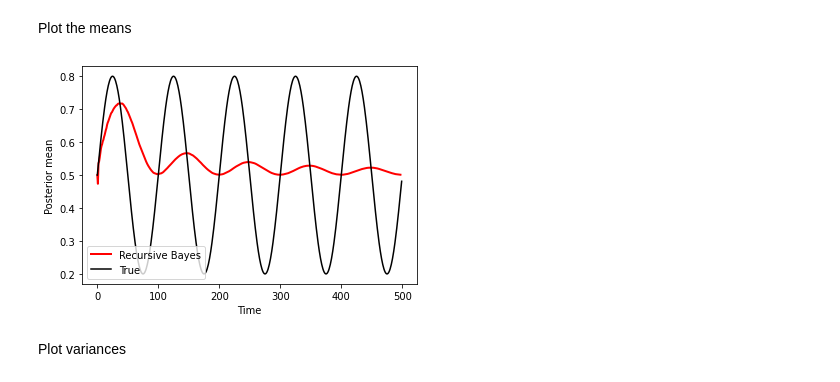
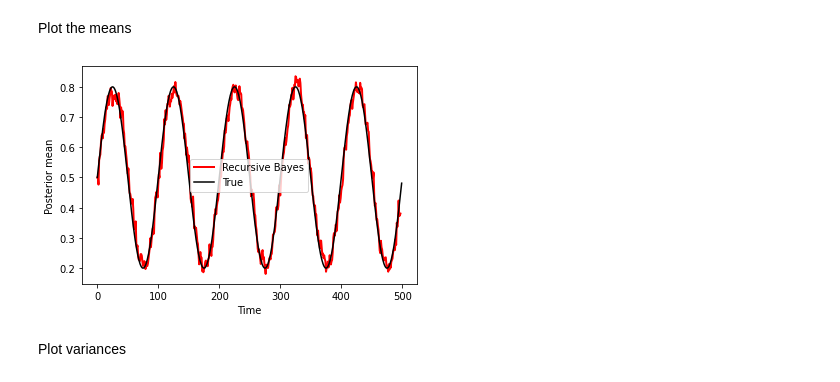
Before and after one commit to jfei3339/BAM-Experiments, a Jupyter notebook: experiment_1.ipynb, the cells around one changed output. Cells and saved outputs as stored; diff of their text form; code cells hidden in the pictures.

```diff
--- a/experiment_1.ipynb
+++ b/experiment_1.ipynb
@@ -34,7 +34,7 @@ def recursive_bayes():
     betas = [[1,1]]
     means = [0.5]
     vars = [np.log(0.083)]
-    for obs in observations[1:]:
+    for obs in observations:
         a, b = betas[-1]
         betas.append([a + obs, b + 15 - obs])
         a, b = a + obs, b + 15 - obs
@@ -49,7 +49,7 @@ BAM no regularization ($\lambda = 0$)
 def BAM_noreg():
     means = [0.5]
     vars = [np.log(0.083)]
-    for t in range(2, 500):
+    for t in range(2, 502):
 
         W = np.array([0 for _ in range(t-1)])
         scores = [0 for _ in range(t-1)]
@@ -96,7 +96,7 @@ def regularization_term(a_1, b_1):
 def BAM_reg():
     means = [0.5]
     vars = [np.log(0.083)]
-    for t in range(2, 500):
+    for t in range(2, 502):
 
         W = np.array([0 for _ in range(t-1)])
         scores = [0 for _ in range(t-1)]
@@ -254,14 +254,14 @@ means_noreg = get_means(seeds_BAM_noreg, 20)
 means_reg = get_means(seeds_BAM_reg, 20)
 means_BOCD = get_means(seeds_BOCD, 20)
 # %%
-plt.plot(means_recursive, color = 'r', label = 'Recursive Bayes', linewidth = 2)
+plt.plot(means_BOCD, color = 'r', label = 'Recursive Bayes', linewidth = 2)
 plt.plot(thetas, color = 'k', label = 'True', linewidth = 1.5)
 plt.xlabel('Time')
 plt.ylabel('Posterior mean')
 plt.legend()
 plt.show()
 # %% [output]
-[figure, old version]
+[figure, new version]
 # %% [markdown]
 Plot variances
 # %%
```
Also changed, not shown: parts of 3 cells of this notebook.
